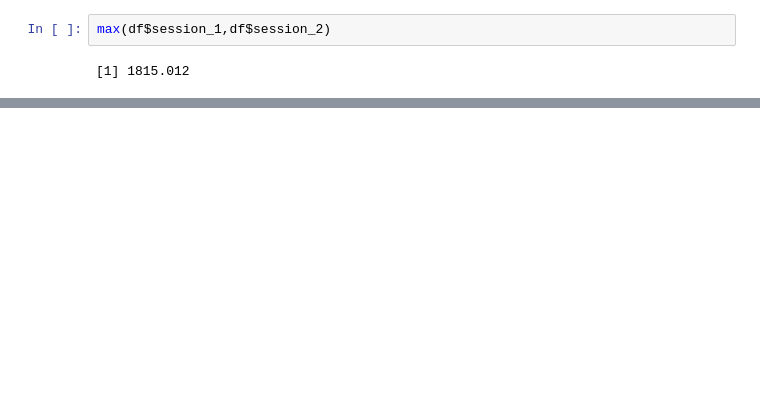
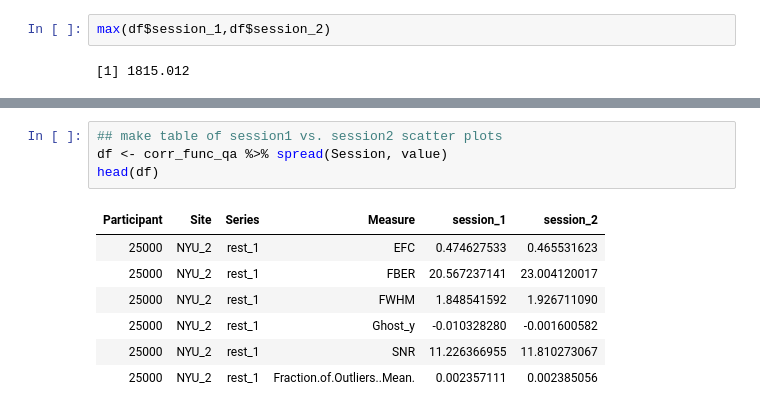
Before and after one commit to preprocessed-connectomes-project/giavasis2015-QAP-paper, a Jupyter notebook: data_analysis/CORR_ICC.ipynb, the cells around one changed output, grey strips where cells are left out. Drawn from its saved outputs; the diff is of its cells as text; blank space fills up the shorter version.

```diff
--- a/data_analysis/CORR_ICC.ipynb
+++ b/data_analysis/CORR_ICC.ipynb
@@ -205,0 +269,12 @@ max(df$session_1,df$session_2)
+# %%
+## make table of session1 vs. session2 scatter plots
+df <- corr_func_qa %>% spread(Session, value)
+head(df)
+# %% [output]
+| Participant | Site | Series | Measure | session_1 | session_2 |
+| 25000 | NYU_2 | rest_1 | EFC | 0.474627533 | 0.465531623 |
+| 25000 | NYU_2 | rest_1 | FBER | 20.567237141 | 23.004120017 |
+| 25000 | NYU_2 | rest_1 | FWHM | 1.848541592 | 1.926711090 |
+| 25000 | NYU_2 | rest_1 | Ghost_y | -0.010328280 | -0.001600582 |
+| 25000 | NYU_2 | rest_1 | SNR | 11.226366955 | 11.810273067 |
+| 25000 | NYU_2 | rest_1 | Fraction.of.Outliers..Mean. | 0.002357111 | 0.002385056 |
```
Also changed, not shown: parts of 11 cells of this notebook, 14 other files.
